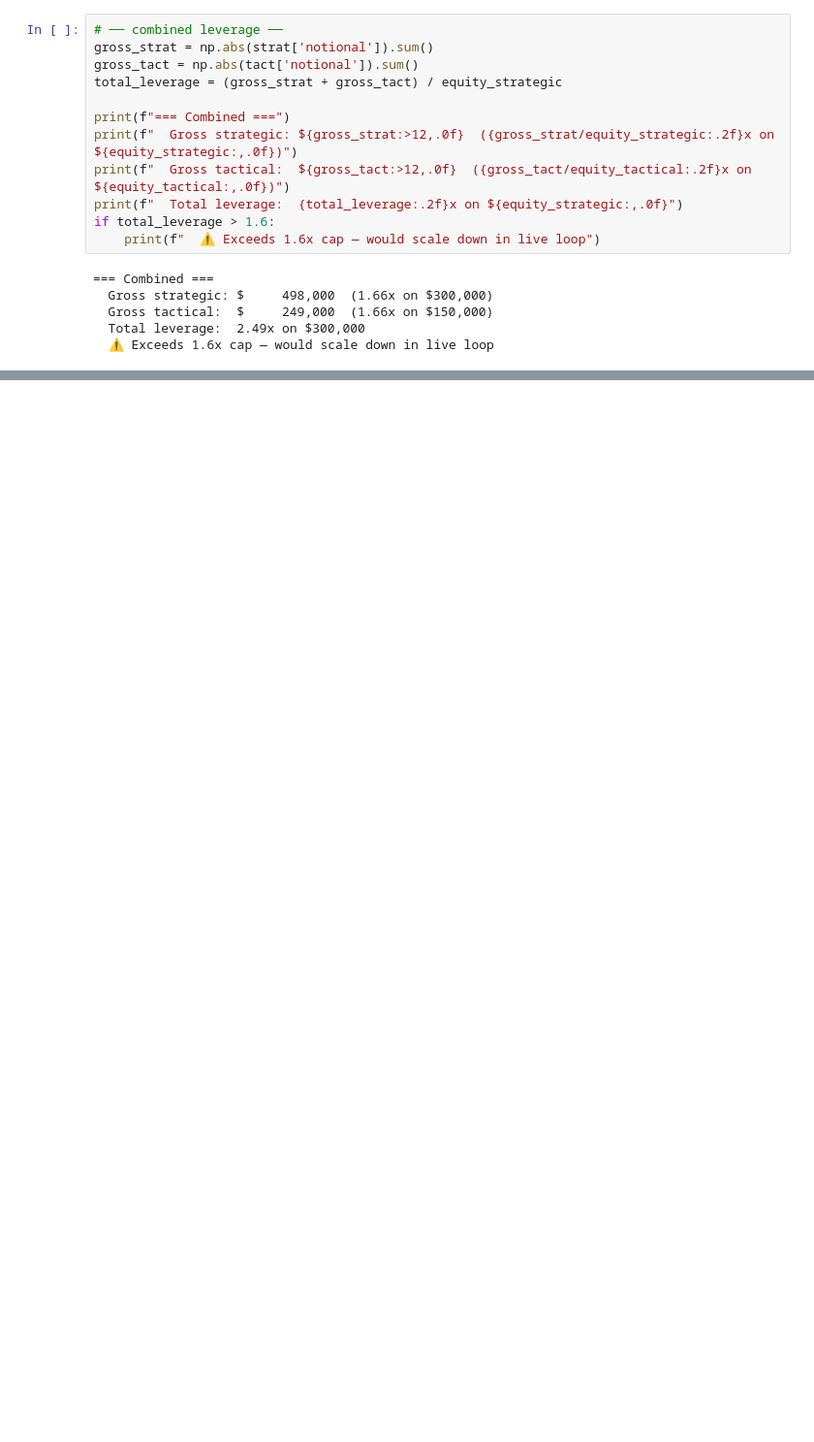
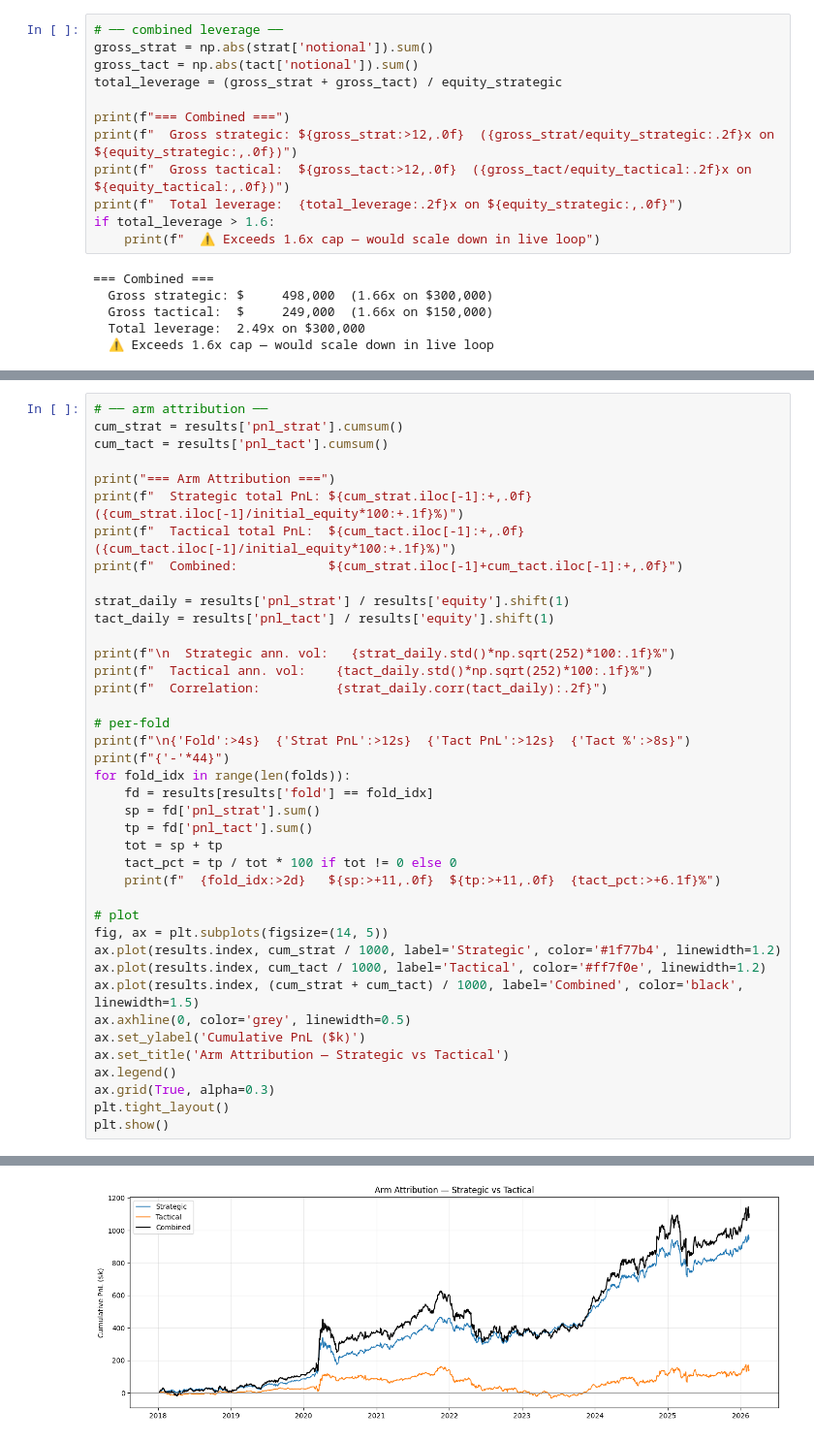
Before and after one commit to galamboslajos/Finance-Working-Files, a Jupyter notebook: Investments_2026/Backtest_Draft_b.ipynb, the cells around one changed output, grey strips where cells are left out. Shown at 97% size. Drawn from its saved outputs; the diff is of its cells as text; blank space fills up the shorter version.

```diff
--- a/Investments_2026/Backtest_Draft_b.ipynb
+++ b/Investments_2026/Backtest_Draft_b.ipynb
@@ -968 +986,42 @@ Max drawdown                         -34.3%       -33.7%
 Plot saved: ffr_backtest_results.png
+# %%
+# ── arm attribution ──
+cum_strat = results['pnl_strat'].cumsum()
+cum_tact = results['pnl_tact'].cumsum()
+
+print("=== Arm Attribution ===")
+print(f"  Strategic total PnL: ${cum_strat.iloc[-1]:+,.0f}  ({cum_strat.iloc[-1]/initial_equity*100:+.1f}%)")
+print(f"  Tactical total PnL:  ${cum_tact.iloc[-1]:+,.0f}  ({cum_tact.iloc[-1]/initial_equity*100:+.1f}%)")
+print(f"  Combined:            ${cum_strat.iloc[-1]+cum_tact.iloc[-1]:+,.0f}")
+
+strat_daily = results['pnl_strat'] / results['equity'].shift(1)
+tact_daily = results['pnl_tact'] / results['equity'].shift(1)
+
+print(f"\n  Strategic ann. vol:   {strat_daily.std()*np.sqrt(252)*100:.1f}%")
+print(f"  Tactical ann. vol:    {tact_daily.std()*np.sqrt(252)*100:.1f}%")
+print(f"  Correlation:          {strat_daily.corr(tact_daily):.2f}")
+
+# per-fold
+print(f"\n{'Fold':>4s}  {'Strat PnL':>12s}  {'Tact PnL':>12s}  {'Tact %':>8s}")
+print(f"{'-'*44}")
+for fold_idx in range(len(folds)):
+    fd = results[results['fold'] == fold_idx]
+    sp = fd['pnl_strat'].sum()
+    tp = fd['pnl_tact'].sum()
+    tot = sp + tp
+    tact_pct = tp / tot * 100 if tot != 0 else 0
+    print(f"  {fold_idx:>2d}   ${sp:>+11,.0f}  ${tp:>+11,.0f}  {tact_pct:>+6.1f}%")
+
+# plot
+fig, ax = plt.subplots(figsize=(14, 5))
+ax.plot(results.index, cum_strat / 1000, label='Strategic', color='#1f77b4', linewidth=1.2)
+ax.plot(results.index, cum_tact / 1000, label='Tactical', color='#ff7f0e', linewidth=1.2)
+ax.plot(results.index, (cum_strat + cum_tact) / 1000, label='Combined', color='black', linewidth=1.5)
+ax.axhline(0, color='grey', linewidth=0.5)
+ax.set_ylabel('Cumulative PnL ($k)')
+ax.set_title('Arm Attribution — Strategic vs Tactical')
+ax.legend()
+ax.grid(True, alpha=0.3)
+plt.tight_layout()
+plt.show()
+# %% [output]
@@ -968,0 +1045 @@ Plot saved: ffr_backtest_results.png
+[figure, added]
```
Also changed, not shown: parts of 8 cells of this notebook.
